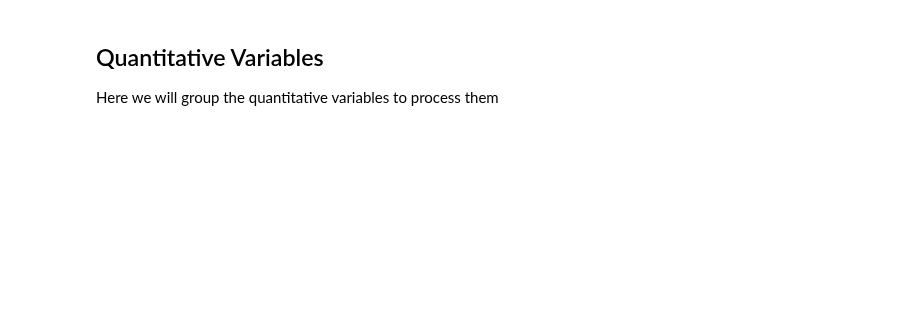
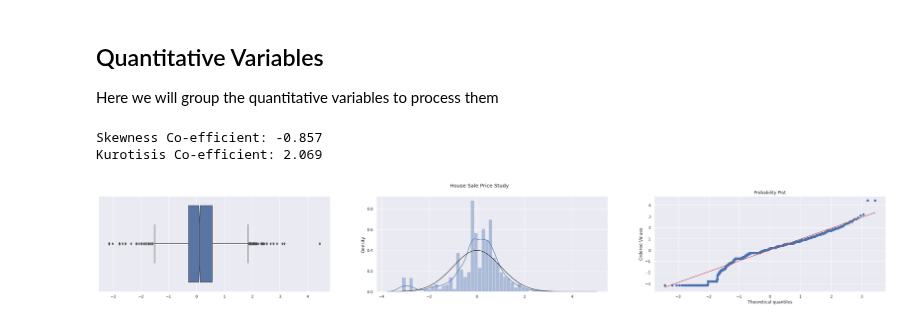
Before and after one commit to Blizter/regression-techniques, a Jupyter notebook: notebooks/variables_processing.ipynb, the cells around one changed output. Cells and saved outputs as stored; diff of their text form; code cells hidden in the pictures; blank space fills up the shorter version.

```diff
--- a/notebooks/variables_processing.ipynb
+++ b/notebooks/variables_processing.ipynb
@@ -101,0 +133,8 @@ array(['None', 'MnPrv', 'GdWo', 'GdPrv', 'MnWw'], dtype=object)
+# %%
+# replace NaN by None for categorical values
+for feature in ['GarageCond', 'GarageFinish', 'GarageQual', 'GarageType']:
+    concat_data[feature].fillna(value='None', inplace=True)
+
+# replace NaN by 0 for Numerical values
+for feature in ['GarageYrBlt', 'GarageCars', 'GarageArea']:
+    concat_data[feature].fillna(value=0, inplace=True)
@@ -101,0 +172,8 @@ array(['None', 'MnPrv', 'GdWo', 'GdPrv', 'MnWw'], dtype=object)
+# %%
+# replace NaN by None for categorical values
+for feature in ['BsmtCond', 'BsmtExposure', 'BsmtFinType1', 'BsmtFinType2', 'BsmtQual']:
+    concat_data[feature].fillna(value='None', inplace=True)
+
+# replace NaN by 0 for Numerical values
+for feature in ['BsmtFinSF1', 'BsmtFinSF2','BsmtFullBath', 'BsmtHalfBath', 'BsmtUnfSF', 'TotalBsmtSF']:
+    concat_data[feature].fillna(value=0, inplace=True)
@@ -107,0 +274,33 @@ quantitative_variables = []
+# %%
+## Lotfrontage
+
+# NO MISSING VALUES IMPUTATION IMPUTATION
+# log-trandform
+log_lot_frontage = np.log1p(concat_data["LotFrontage"].dropna())
+scaler = StandardScaler().fit(log_lot_frontage.values.reshape(-1,1))
+transformed_lot_frontage = scaler.transform(log_lot_frontage.values.reshape(-1,1))
+
+print(f"Skewness Co-efficient: {round(log_lot_frontage.dropna().skew(), 3)}")
+print(f"Kurotisis Co-efficient: {round(log_lot_frontage.dropna().kurtosis(), 3)}")
+
+## Target description plots
+fig, (ax1,ax2,ax3) = plt.subplots(1,3,figsize=(40,5))
+fig.suptitle("House Sale Price Study")
+
+# Histogram
+sns.distplot(transformed_lot_frontage, fit=stats.norm, ax=ax2)
+
+# Q-Q Probability plot
+### flatten center-scale tuple
+import itertools
+flattened_tranformed = list(itertools.chain(*transformed_lot_frontage))
+stats.probplot(np.asanyarray(flattened_tranformed), plot=ax3)
+
+#boxplot
+sns.boxplot(transformed_lot_frontage, notch=True, ax=ax1)
+
+plt.show()
+# %% [output]
+Skewness Co-efficient: -0.857
+Kurotisis Co-efficient: 2.069
+[figure, added]
```
Also changed, not shown: parts of 16 cells of this notebook.
